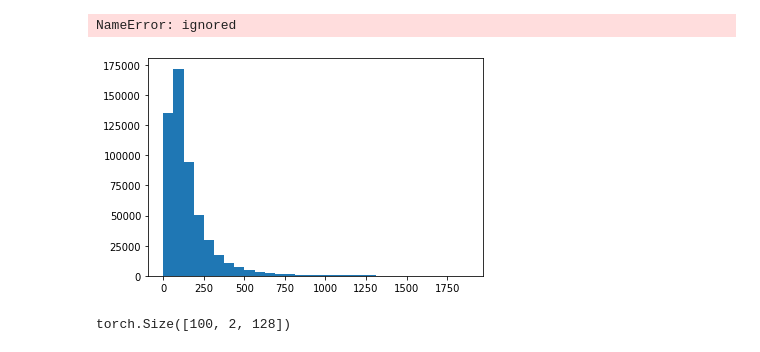
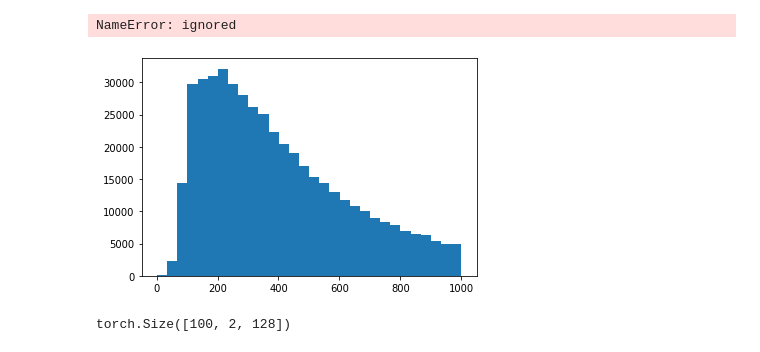
Before and after one commit to RainbowCat/cs182-nlp, a Jupyter notebook: cs182-nlp-oscar.ipynb, the cells around one changed output. Cells and saved outputs as stored; diff of their text form; code cells hidden in the pictures.

Commit message:
able to run train_model

```diff
--- a/cs182-nlp-oscar.ipynb
+++ b/cs182-nlp-oscar.ipynb
@@ -43,8 +43,7 @@ from keras.preprocessing.sequence import pad_sequences
 from segtok import tokenizer
 # %%
 ROOT_FOLDER = Path("/content/drive/My Drive/cs182_final_project/cs182-nlp (master)")
-DATA_FOLDER = ROOT_FOLDER / "yelp_dataset"
-STARTER_DATA_FOLDER = ROOT_FOLDER / "starter"
+DATA_FOLDER = ROOT_FOLDER / "dataset"
 # %%
 sys.path.append(ROOT_FOLDER)
 # %% [markdown]
@@ -95,7 +94,7 @@ def larger_yelp_filter(json_ref):
   return filter_function, larger_yelp_filter_viewer
 # %%
 # load yelp data
-yelp_reviews_starter = load_json(STARTER_DATA_FOLDER / "yelp_review_training_dataset.jsonl")
+yelp_reviews_starter = load_json(DATA_FOLDER / "yelp_review_training_dataset.jsonl")
 # %%
 print(len(yelp_reviews_starter))
 # %% [output]
@@ -329,15 +376,15 @@ encoded_reviews = [tokenizer.encode(rating) for rating in STARTER["text"][:100]]
 # %%
 padded_encoded_reviews = [pad_sequence(review, 0, 128) for review in encoded_reviews]
 # %%
-sizes = list(map(lambda x: len(x), encoded_reviews))
+sizes = np.array(list(map(len, STARTER["text"])))
 
 import matplotlib.pyplot as plt
 
-plt.hist(sizes, bins=30)
+plt.hist(sizes, bins=30, range=(np.min(sizes), 1000))
 
 plt.show()
 # %% [output]
-[figure, old version]
+[figure, new version]
 # %%
 torch_encoded_reviews = torch.LongTensor(padded_encoded_reviews)
 # %%
```
Also changed, not shown: parts of 11 cells of this notebook, 1 other file.
